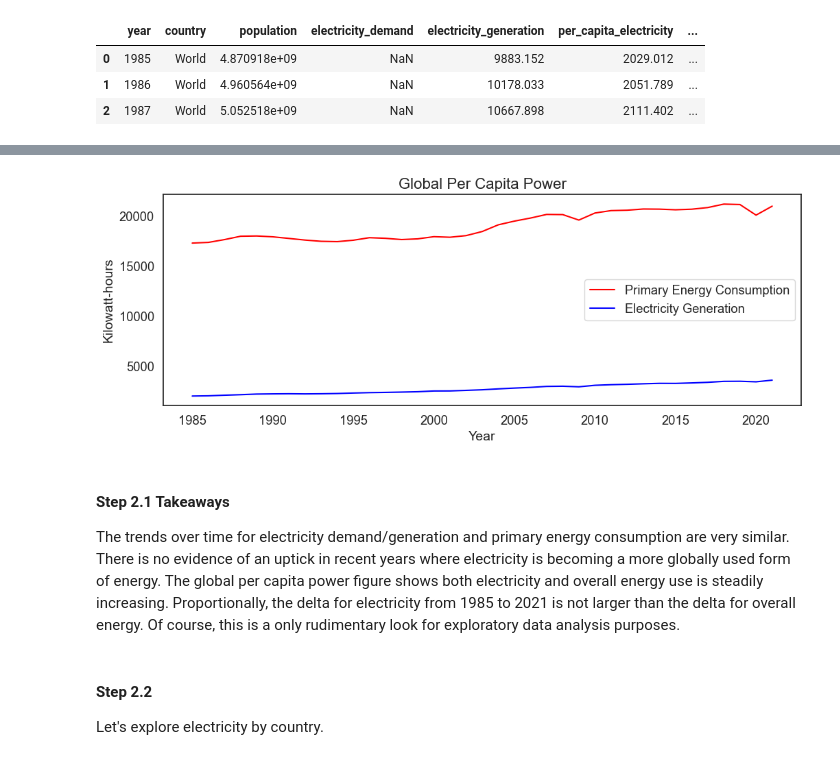
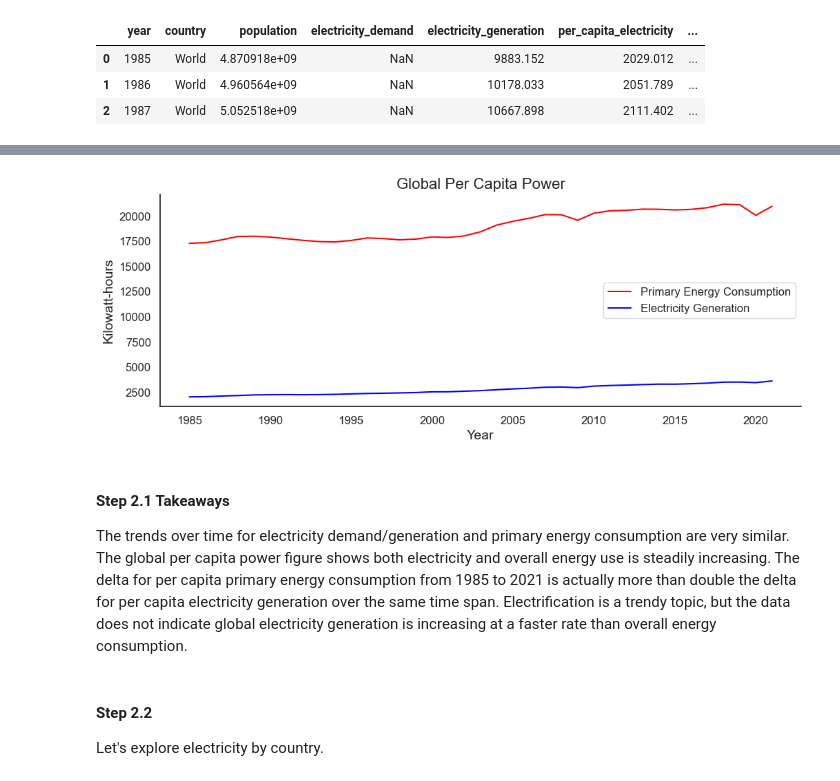
Before and after one commit to ubco-W2022T1-cosc301/project-group02, a Jupyter notebook: notebooks/analysis1.ipynb, the cells around one changed output, grey strips where cells are left out. Drawn from its saved outputs; the diff is of its cells as text; code cells hidden in the pictures.

Commit message:
Analysis 1 Updates for Tasks 1-3

```diff
--- a/notebooks/analysis1.ipynb
+++ b/notebooks/analysis1.ipynb
@@ -12,8 +12,6 @@ import matplotlib.pyplot as plt
 import seaborn as sns
 import missingno
 import os
-
-sns.set_theme(style='white', font_scale=1.2)
 # %% [markdown]
 ## Load data
 # %%
@@ -124,6 +122,14 @@ codebook.loc[codebook["column"].str.contains("elec")]
 Now we can see all columns that contain the string'elec'. Most columns relate to different forms of electricity generation. Electricity demand and electricity generation columns are all encompassing.<br>
 #### Step 2.1
 First, let's look at global energy trends.
+# %%
+# Plot settings
+sns.set_theme(style='white')
+plt.rc('axes', labelsize=14, titlesize=16)
+plt.rc('xtick', labelsize=12)
+plt.rc('ytick', labelsize=12)
+plt.rc('font', size=12)
+plt.rc('legend', fontsize=12)
 # %%
 ### create dataframe to compare global electricty vs primary energy
 df_energy = df[["year", "country", "population", "electricity_demand", "electricity_generation", "per_capita_electricity", "primary_energy_consumption", "energy_per_capita"]]
@@ -172,18 +188,19 @@ plt.show()
 # %%
 # Plot the per capita electricity & energy per capita trends over time
 plt.figure(figsize=(12,4))
 plt.plot(df_energy["year"], df_energy["energy_per_capita"], label='Primary Energy Consumption', color='red')
 plt.plot(df_energy["year"], df_energy["per_capita_electricity"], label='Electricity Generation', color='blue')
 plt.legend(loc='right')
-plt.ylabel('Kilowatt-hours', fontsize=14)
-plt.xlabel('Year', fontsize=14)
-plt.title('Global Per Capita Power', fontsize=16)
+plt.ylabel('Kilowatt-hours')
+plt.xlabel('Year')
+plt.title('Global Per Capita Power')
+sns.despine()
 plt.show()
 # %% [output]
-[figure, old version]
+[figure, new version]
 # %% [markdown]
 #### Step 2.1 Takeaways
-The trends over time for electricity demand/generation and primary energy consumption are very similar. There is no evidence of an uptick in recent years where electricity is becoming a more globally used form of energy. The global per capita power figure shows both electricity and overall energy use is steadily increasing. Proportionally, the delta for electricity from 1985 to 2021 is not larger than the delta for overall energy. Of course, this is a only rudimentary look for exploratory data analysis purposes.
+The trends over time for electricity demand/generation and primary energy consumption are very similar. The global per capita power figure shows both electricity and overall energy use is steadily increasing. The delta for per capita primary energy consumption from 1985 to 2021 is actually more than double the delta for per capita electricity generation over the same time span. Electrification is a trendy topic, but the data does not indicate global electricity generation is increasing at a faster rate than overall energy consumption.
 # %% [markdown]
 #### Step 2.2
 Let's explore electricity by country.
```
Also changed, not shown: parts of 27 cells of this notebook, 1 other file.
